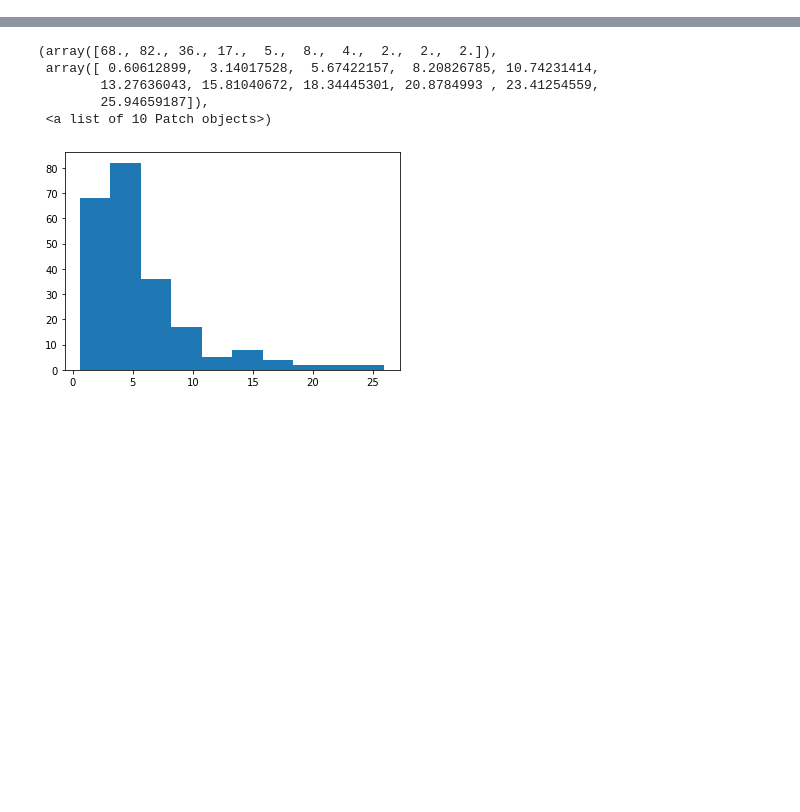
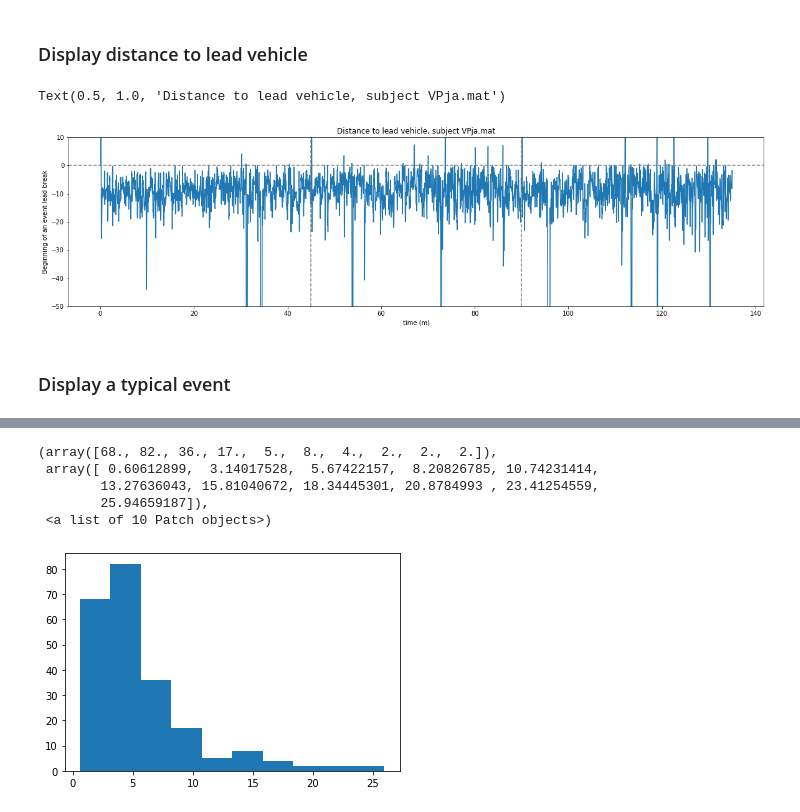
Before and after one commit to cobando/EmergencyBraking, a Jupyter notebook: Notebooks/ExploringOneSubjectData.ipynb, the cells around one changed output, grey strips where cells are left out. Drawn from its saved outputs; the diff is of its cells as text; code cells hidden in the pictures; blank space fills up the shorter version.

```diff
--- a/Notebooks/ExploringOneSubjectData.ipynb
+++ b/Notebooks/ExploringOneSubjectData.ipynb
@@ -285,0 +145,20 @@ plt.imshow(A_mean)
+# %% [markdown]
+### Display distance to lead vehicle
+# %%
+lead_brake_index = 63 # Index for channel 'lead_brake'
+m = 100
+events = np.array(car_brake[car_brake>0]/5).astype(int) # In time ms
+plt.figure(figsize=(20,5))
+plt.plot(np.linspace(0,len(x[64,:]),len(x[64,:]))/200/60, x[64,:], label="dist_to_lead")
+plt.axvline(x=45, color='gray', linestyle='--')
+plt.axvline(x=90, color='gray', linestyle='--')
+plt.axhline(y=0, color='gray', linestyle='--')
+plt.xlabel("time (m)")
+plt.ylim(-50,10)
+plt.ylabel("Beginning of an event lead break")
+plt.title('Distance to lead vehicle, subject ' + file_name)
+# %% [output]
+Text(0.5, 1.0, 'Distance to lead vehicle, subject VPja.mat')
+[figure, added]
+# %% [markdown]
+### Display a typical event
```
Also changed, not shown: parts of 148 cells of this notebook, 15 other files.
